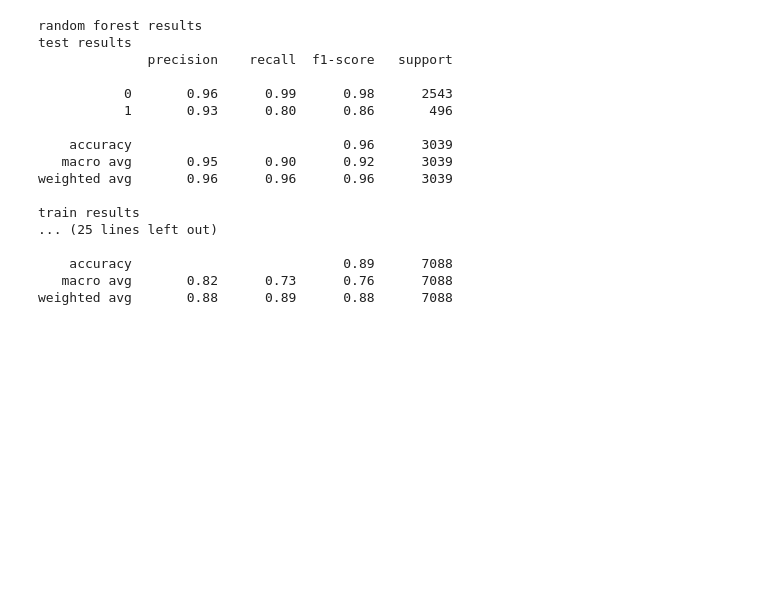
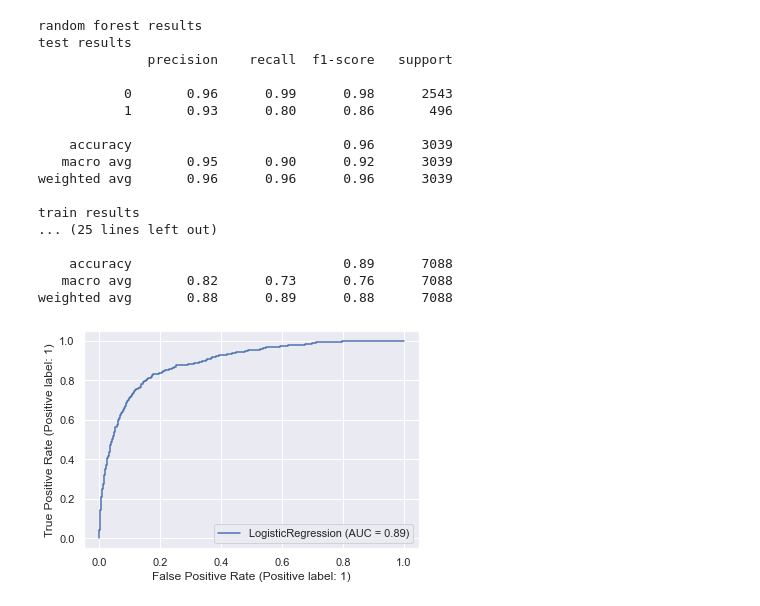
Before and after one commit to A-Nuru/Predict_Customer_Churn_with_Production_Code, a Jupyter notebook: churn_notebook.ipynb, the cells around one changed output. Drawn from its saved outputs; the diff is of its cells as text; code cells hidden in the pictures; blank space fills up the shorter version.

Commit message:
plotting roc curves for the models

```diff
--- a/churn_notebook.ipynb
+++ b/churn_notebook.ipynb
@@ -365,3 +364,7 @@ train results
     accuracy                           0.89      7088
    macro avg       0.82      0.73      0.76      7088
 weighted avg       0.88      0.89      0.88      7088
+# %%
+lrc_plot = plot_roc_curve(lrc, X_test, y_test)
+# %% [output]
+[figure, added]
```
Also changed, not shown: parts of 2 cells of this notebook.
